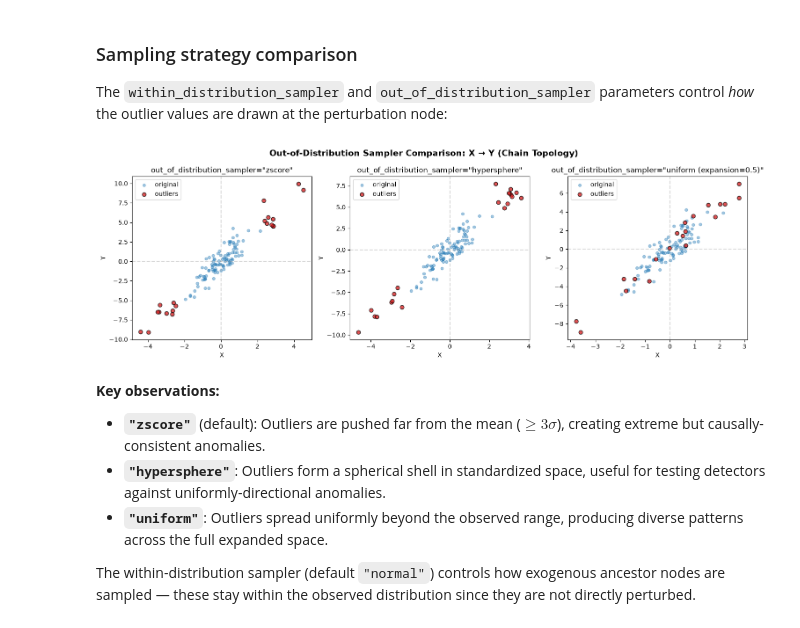
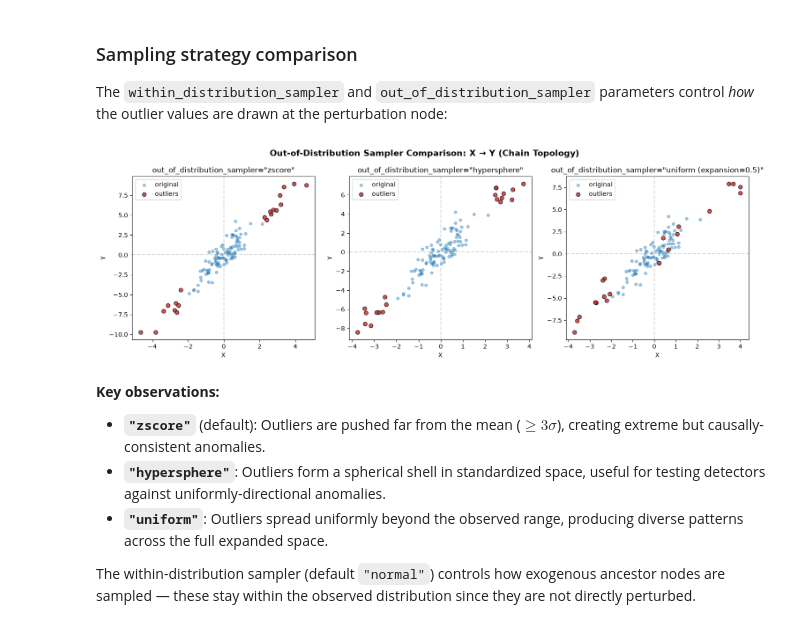
Before and after one commit to Fraunhofer-IESE/badgers, a Jupyter notebook: docs/tutorials/tabular-data/Outliers.ipynb, the cells around one changed output. Saved outputs shown, nothing was run; the diff lists cells and outputs as text; code cells hidden in the pictures.

```diff
--- a/docs/tutorials/tabular-data/Outliers.ipynb
+++ b/docs/tutorials/tabular-data/Outliers.ipynb
@@ -227,10 +277,12 @@ from sklearn.preprocessing import RobustScaler
 from sklearn.decomposition import FastICA
 
 gen = StructuredOutlierGenerator(
-    outlier_generator=ZScoreSamplingGenerator(random_generator=rng),
+    outlier_generator=OutlierSamplingGenerator(random_generator=rng),
     preprocessor=make_pipeline(RobustScaler(), FastICA(n_components=3, whiten="unit-variance")),
 )
-Xt = gen.generate(X_hi.copy(), n_outliers=25)
+Xt = gen.generate(X_hi.copy(),
+                  selector=CountSelector([0, 1], count=25, rng=default_rng(0)),
+                  out_of_distribution_sampler="zscore")
 labels = gen.get_outliers_labels()
 print('appending:', X_hi.shape, '->', Xt.shape, '| outlier rows:', int(labels.sum()))
 # %% [output]
@@ -551,36 +600,35 @@ for ax, (sampler_name, kwargs) in zip(axes, sampler_configs):
         sampler = create_out_of_distribution_sampler(sampler_name, **kwargs)
     else:
         sampler = sampler_name
 
     dgp = GcmSCMDGP(make_scm(chain), mapping_chain).fit(X_chain)
     gen = CausalOutlierPropagationGenerator(random_generator=rng, dgp=dgp)
     Xt = gen.generate(
         X_chain.copy(),
-        selector=AlwaysSelector([0]),
-        n_outliers=n_outliers,
+        selector=CountSelector([0], count=n_outliers, rng=np.random.default_rng(0)),
         out_of_distribution_sampler=sampler,
     )
     outliers = Xt[-n_outliers:]
     original = Xt[:-n_outliers]
 
     # Scatter: X vs Y, color by original/outlier
     ax.scatter(original[:, 0], original[:, 1], alpha=0.4, s=20, label="original", c="C0")
     ax.scatter(outliers[:, 0], outliers[:, 1], alpha=0.8, s=40, label="outliers", c="C3", edgecolors="black")
     ax.set_xlabel("X")
     ax.set_ylabel("Y")
     label = sampler_name
     if kwargs:
         label = f"{sampler_name} ({', '.join(f'{k}={v}' for k, v in kwargs.items())})"
     ax.set_title(f'out_of_distribution_sampler="{label}"')
     ax.legend()
     ax.axhline(y=0, color='gray', linestyle='--', alpha=0.3)
     ax.axvline(x=0, color='gray', linestyle='--', alpha=0.3)
 
 plt.suptitle("Out-of-Distribution Sampler Comparison: X → Y (Chain Topology)", fontsize=14, fontweight='bold')
 plt.tight_layout()
 plt.show()
 # %% [output]
-[figure, old version]
+[figure, new version]
 # %% [markdown]
 **Key observations:**
 
```
Also changed, not shown: parts of 35 cells of this notebook, 9 other files.
